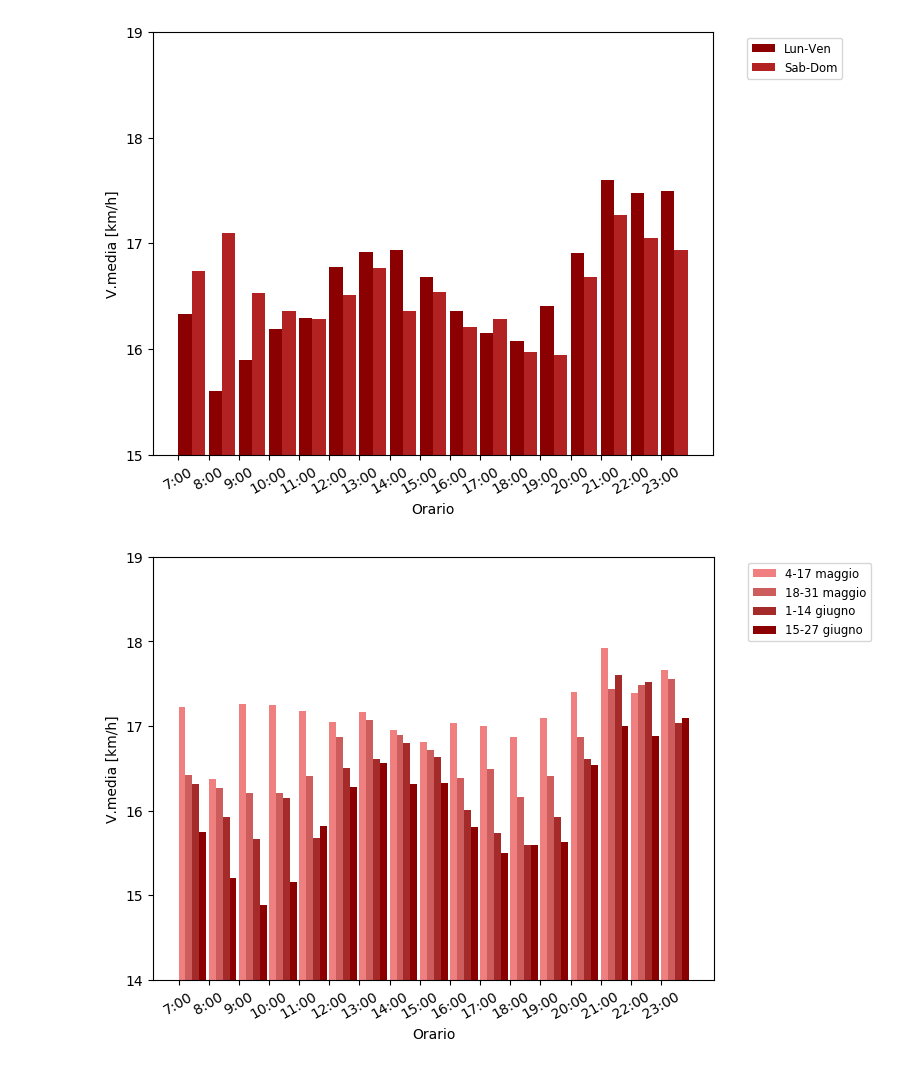
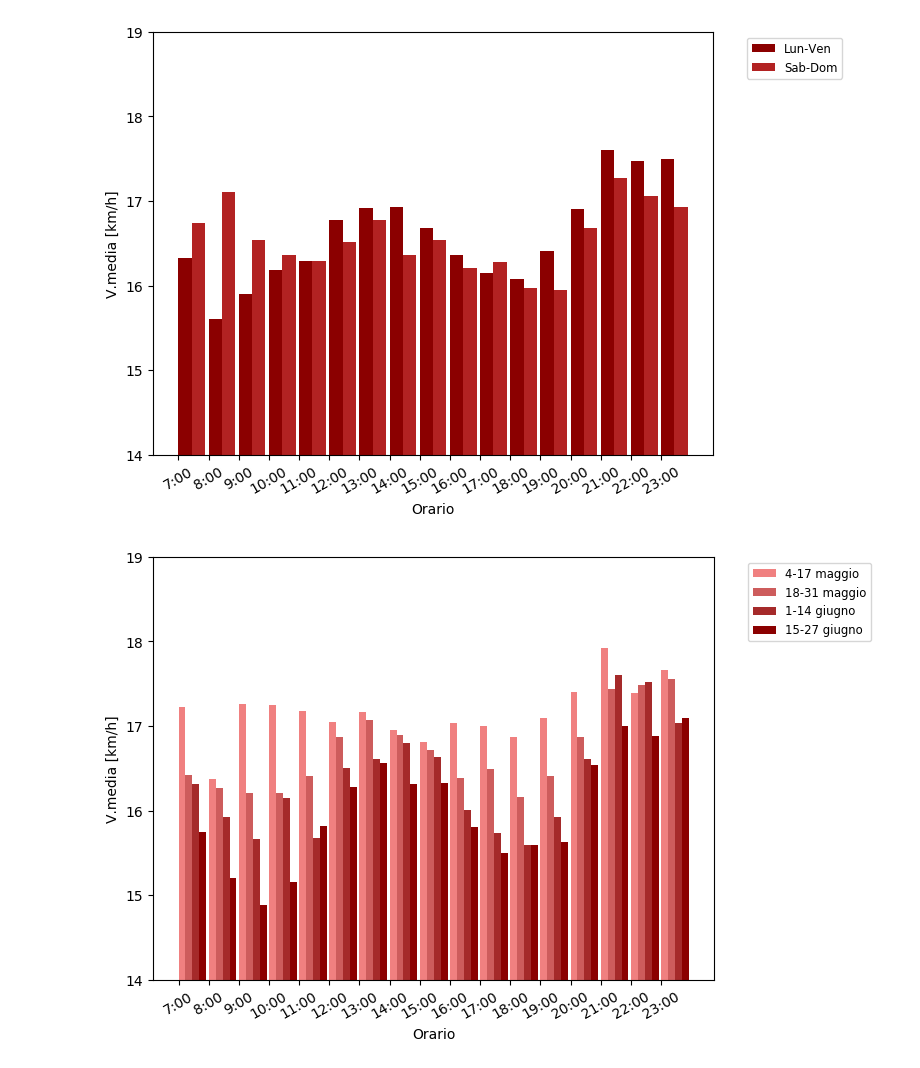
Before and after one commit to mmastrapasqua7/kowalskianalysis, a Jupyter notebook: jupyter/New/2_VariazioneVelocitaMediaOraria.ipynb, the cells around one changed output. Saved outputs shown, nothing was run; the diff lists cells and outputs as text; code cells hidden in the pictures.

```diff
--- a/jupyter/New/2_VariazioneVelocitaMediaOraria.ipynb
+++ b/jupyter/New/2_VariazioneVelocitaMediaOraria.ipynb
@@ -80,7 +80,7 @@ def vstd_giorno(df, mezzo):
     for ora in ore:
         tragitti_fascia_oraria = df[df['Hour'] == ora]
         velocita_media_oraria = (tragitti_fascia_oraria[distance_param] * 60.) / tragitti_fascia_oraria[mezzo]
-        vmedia_giorno_ore.append(2 * np.std(velocita_media_oraria, ddof=1))
+        vmedia_giorno_ore.append(np.std(velocita_media_oraria, ddof=1))
     return vmedia_giorno_ore
 
 def week_filters(df):
@@ -246,30 +246,30 @@ dtype: float64
 # %%
 tw_means, tw_std = vmedia_week_list(tragitti[w], 'Enjoy'), np.round(vstd_giorno(tragitti[w], 'Enjoy'), 1).tolist()
 twe_means, twe_std =  vmedia_week_list(tragitti[we], 'Enjoy'), np.round(vstd_giorno(tragitti[we], 'Enjoy'), 1).tolist()
 
 ind = np.arange(len(tw_means))
 width = 0.44  # the width of the bars
 
 fig, ax = plt.subplots()
 rects1 = ax.bar(ind, tw_means, width, label='Lun-Ven', color='darkred', align='edge')
 rects2 = ax.bar(ind + width, twe_means, width, label='Sab-Dom',  color='firebrick', align='edge')
 
 fig.tight_layout()
 
 ax.set_xticks(ind)
 ax.set_xticklabels(myindex)
 
 plt.xlabel('Orario')
 plt.ylabel('V.media [km/h]')
 plt.legend(bbox_to_anchor=(1.05, 1), loc='upper left', fontsize='small')
 
 plt.yticks(range(0, 29, 1))
 plt.setp(ax.get_xticklabels(), rotation=30)
-plt.ylim((15, 19))
+plt.ylim((14, 19))
 
 plt.show()
 # %% [output]
-[figure, old version]
+[figure, new version]
 # %%
 tw12 = vmedia_giorno(tragitti[(tragitti['Month'] == 5) & tragitti['Day'].between(4, 17)], 'Enjoy')
 tw34 = vmedia_giorno(tragitti[(tragitti['Month'] == 5) & tragitti['Day'].between(18, 31)], 'Enjoy')
```
Also changed, not shown: parts of 11 cells of this notebook, 15 other files.
